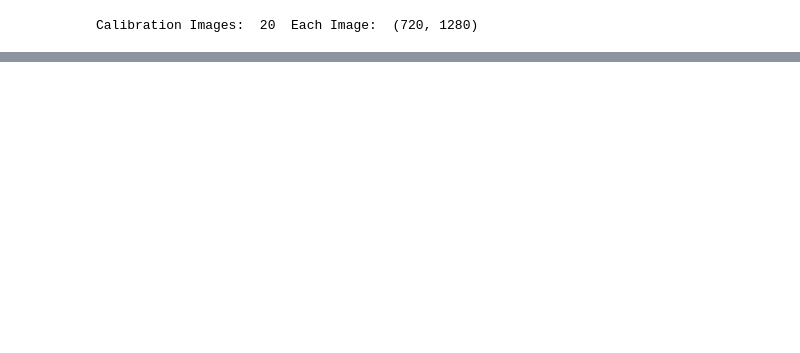
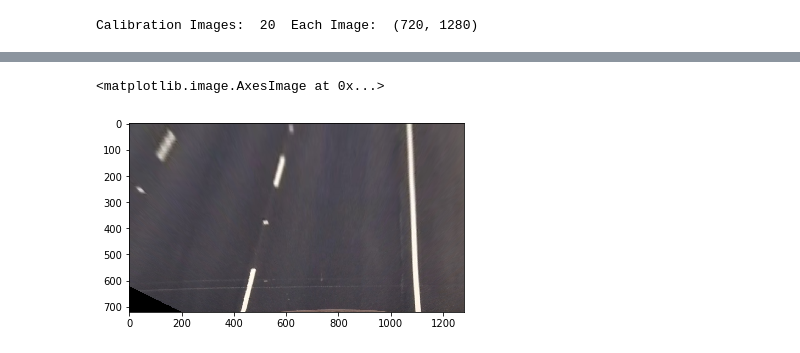
Before and after one commit to allaydesai/Advance-Lane-Finding, a Jupyter notebook: Main.ipynb, the cells around one changed output, grey strips where cells are left out. Drawn from its saved outputs; the diff is of its cells as text; code cells hidden in the pictures; blank space fills up the shorter version.

```diff
--- a/Main.ipynb
+++ b/Main.ipynb
@@ -14,3 +9,36 @@ PATH_TO_CALIB_IMG = "./camera_cal/"
+# %%
+# CONSTANTS
+NX = 9 # number of inside corners in x
+NY = 6 # number of inside corners in y
+PATH_TO_CALIB_IMG = "./camera_cal/"
+# four source coordinates
+SRC_CRD = np.float32([[525,464],[630,464],[300,682],[700,682]])
+# four desired coordinates
+DST_CRD = np.float32([[460,0],[804,0],[460, 720],[804, 720]])
+# Thresholds
+MIN_GRADX = 13
+MAX_GRADX = 120
+MIN_GRADY = 26
+MAX_GRADY = 100
+MIN_HLS = 101
+MAX_HLS = 255
+MIN_HSV = 51
+MAX_HSV = 255
+MIN_MAG = 31
+MAX_MAG = 100
+MIN_DIR = .75
+MAX_DIR = 1.25
+KSIZE_DIR = 15
+# Windows
+# Choose the number of sliding windows
+N_WINDOWS = 9
+# Set the width of the windows +/- margin
+MARGIN = 80
+# Set minimum number of pixels found to recenter window
+MINPIX = 40
+# coordinate to pix conversion
+X2PIX = 3.7/660
+Y2PIX = 3/72
 # %%
 # Helper Functions
 def GetImageDataFromFolder(path=PATH_TO_CALIB_IMG):
@@ -73,0 +223,6 @@ ax2.set_title('Undistorted Image', fontsize=30)
+# %%
+warped_img, Minv = warp(img_undist)
+plt.imshow(warped_img)
+# %% [output]
+<matplotlib.image.AxesImage at 0x...>
+[figure, added]
```
Also changed, not shown: parts of 17 cells of this notebook, 18 other files.
